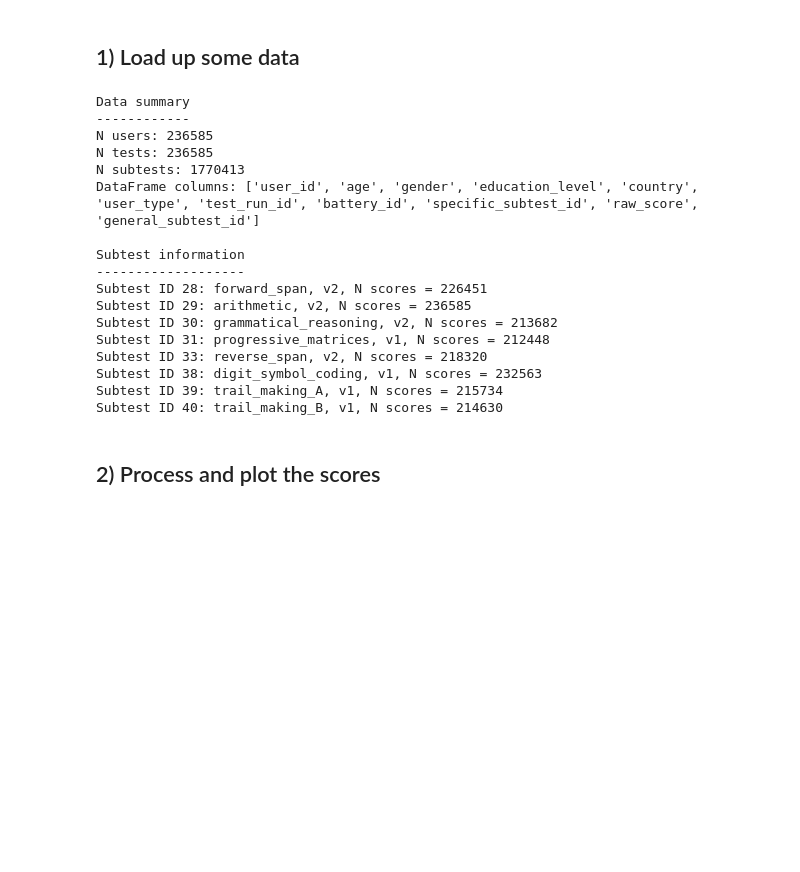
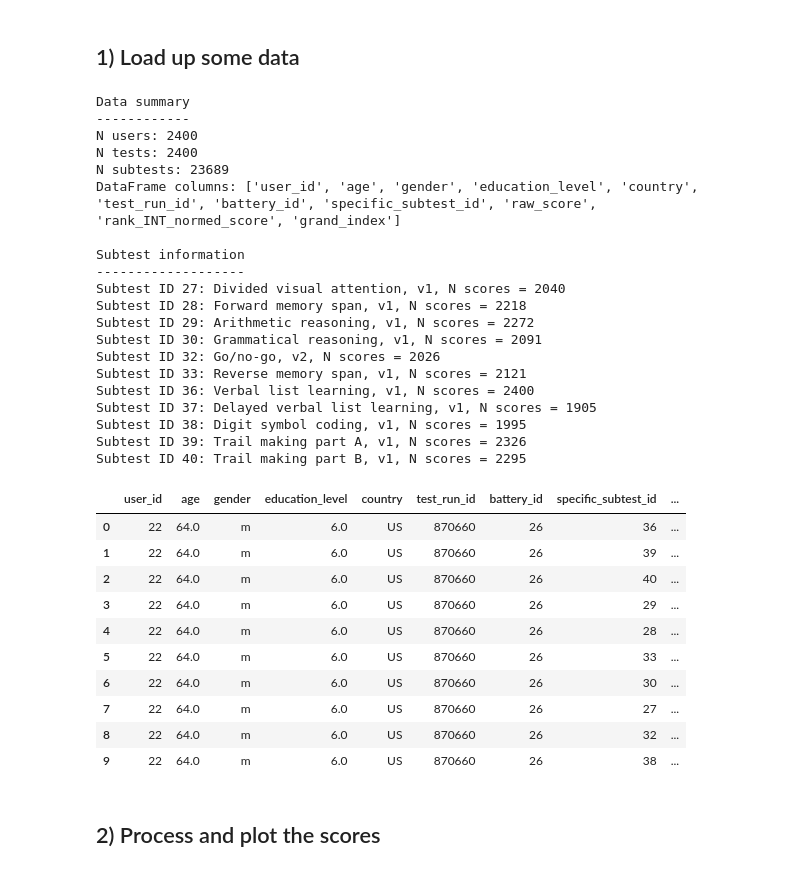
Before and after one commit to pauljaffe/lumos-ncpt-tools, a Jupyter notebook: demo.ipynb, the cells around one changed output. Drawn from its saved outputs; the diff is of its cells as text; code cells hidden in the pictures; blank space fills up the shorter version.

```diff
--- a/demo.ipynb
+++ b/demo.ipynb
@@ -50,36 +27,49 @@ from lumos_ncpt_tools.utils import load_data
 # %% [markdown]
 ## 1) Load up some data
 # %%
-# Load all of the data from one test battery
-battery_id = 39
-#data_directory = 'CHANGE/TO/DATA/DIRECTORY'
-data_directory = '/mnt/efs/home/paul/ncpt_data_descriptor/split_by_battery' # CHANGE
-data_fn = f'battery{battery_id}_df.csv'
+# Load all of the data from one NCPT battery (demo_data.csv = battery 26)
+data_directory = './'
+data_fn = 'demo_data.csv'
 df = load_data(data_directory, data_fn)
 
 # Instantiate a NCPT object, display some basic info
 ncpt = NCPT(df)
 del df
 ncpt.report_stats()
 ncpt.get_subtest_info()
+ncpt.df.head(10)
 # %% [output]
 Data summary
 ------------
-N users: 236585
-N tests: 236585
-N subtests: 1770413
-DataFrame columns: ['user_id', 'age', 'gender', 'education_level', 'country', 'user_type', 'test_run_id', 'battery_id', 'specific_subtest_id', 'raw_score', 'general_subtest_id']
+N users: 2400
+N tests: 2400
+N subtests: 23689
+DataFrame columns: ['user_id', 'age', 'gender', 'education_level', 'country', 'test_run_id', 'battery_id', 'specific_subtest_id', 'raw_score', 'rank_INT_normed_score', 'grand_index']
 
 Subtest information
 -------------------
-Subtest ID 28: forward_span, v2, N scores = 226451
-Subtest ID 29: arithmetic, v2, N scores = 236585
-Subtest ID 30: grammatical_reasoning, v2, N scores = 213682
-Subtest ID 31: progressive_matrices, v1, N scores = 212448
-Subtest ID 33: reverse_span, v2, N scores = 218320
-Subtest ID 38: digit_symbol_coding, v1, N scores = 232563
-Subtest ID 39: trail_making_A, v1, N scores = 215734
-Subtest ID 40: trail_making_B, v1, N scores = 214630
+Subtest ID 27: Divided visual attention, v1, N scores = 2040
+Subtest ID 28: Forward memory span, v1, N scores = 2218
+Subtest ID 29: Arithmetic reasoning, v1, N scores = 2272
+Subtest ID 30: Grammatical reasoning, v1, N scores = 2091
+Subtest ID 32: Go/no-go, v2, N scores = 2026
+Subtest ID 33: Reverse memory span, v1, N scores = 2121
+Subtest ID 36: Verbal list learning, v1, N scores = 2400
+Subtest ID 37: Delayed verbal list learning, v1, N scores = 1905
+Subtest ID 38: Digit symbol coding, v1, N scores = 1995
+Subtest ID 39: Trail making part A, v1, N scores = 2326
+Subtest ID 40: Trail making part B, v1, N scores = 2295
+|  | user_id | age | gender | education_level | country | test_run_id | battery_id | specific_subtest_id | ... |
+| 0 | 22 | 64.0 | m | 6.0 | US | 870660 | 26 | 36 | ... |
+| 1 | 22 | 64.0 | m | 6.0 | US | 870660 | 26 | 39 | ... |
+| 2 | 22 | 64.0 | m | 6.0 | US | 870660 | 26 | 40 | ... |
+| 3 | 22 | 64.0 | m | 6.0 | US | 870660 | 26 | 29 | ... |
+| 4 | 22 | 64.0 | m | 6.0 | US | 870660 | 26 | 28 | ... |
+| 5 | 22 | 64.0 | m | 6.0 | US | 870660 | 26 | 33 | ... |
+| 6 | 22 | 64.0 | m | 6.0 | US | 870660 | 26 | 30 | ... |
+| 7 | 22 | 64.0 | m | 6.0 | US | 870660 | 26 | 27 | ... |
+| 8 | 22 | 64.0 | m | 6.0 | US | 870660 | 26 | 32 | ... |
+| 9 | 22 | 64.0 | m | 6.0 | US | 870660 | 26 | 38 | ... |
 # %% [markdown]
 ## 2) Process and plot the scores
 # %% [markdown]
```
Also changed, not shown: parts of 10 cells of this notebook, 1 other file.
